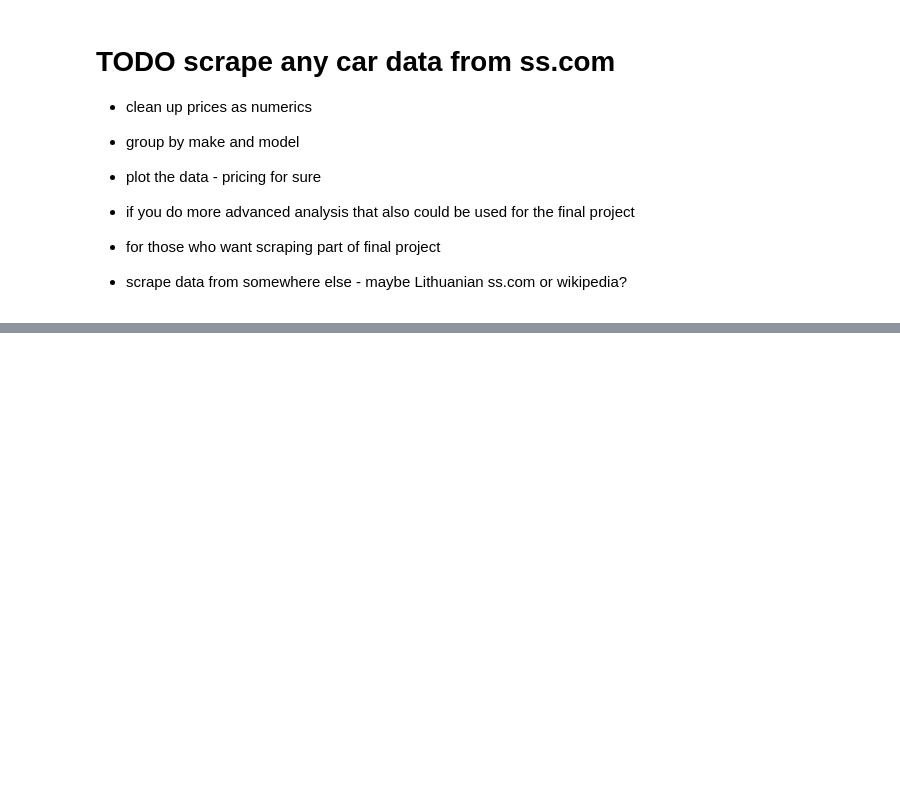
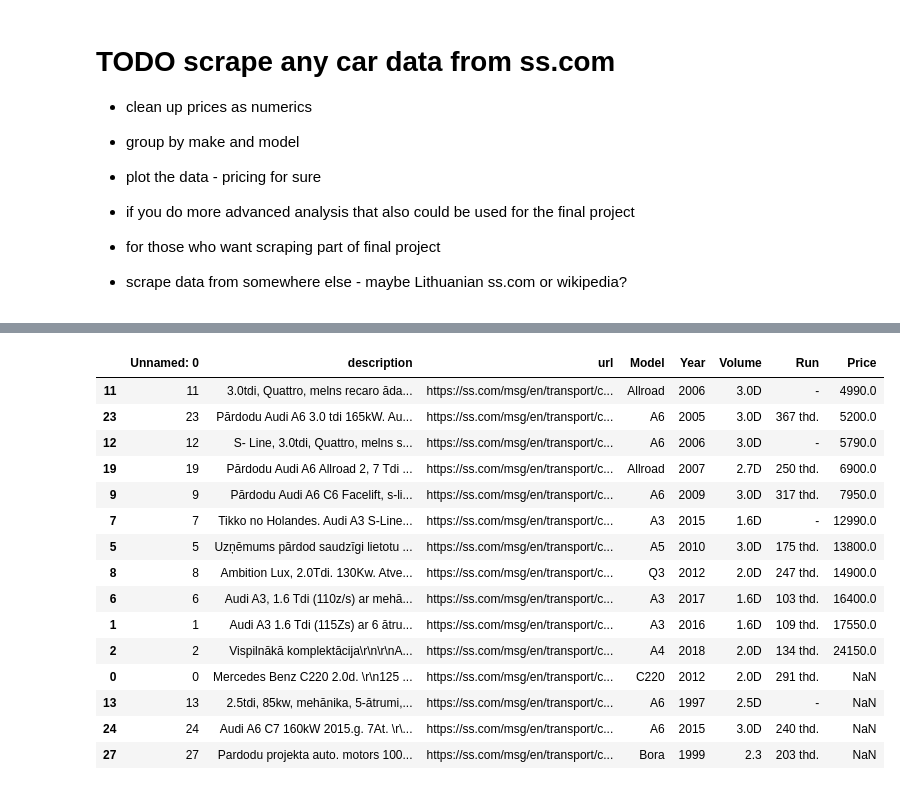
Before and after one commit to ugnevaisvilaite/She-Goes-Tech22, a Jupyter notebook: day_20/day_20_homework.ipynb, the cells around one changed output, grey strips where cells are left out. Cells and saved outputs as stored; diff of their text form; code cells hidden in the pictures; blank space fills up the shorter version.

```diff
--- a/day_20/day_20_homework.ipynb
+++ b/day_20/day_20_homework.ipynb
@@ -89,0 +138,20 @@ TypeError: 'tuple' object is not callable
+# %%
+audi_sorted_by_price = audi_df.sort_values(by="Price",ascending=True)
+audi_sorted_by_price.tail(15)
+# %% [output]
+|  | Unnamed: 0 | description | url | Model | Year | Volume | Run | Price |
+| 11 | 11 | 3.0tdi, Quattro, melns recaro āda... | https://ss.com/msg/en/transport/c... | Allroad | 2006 | 3.0D | - | 4990.0 |
+| 23 | 23 | Pārdodu Audi A6 3.0 tdi 165kW. Au... | https://ss.com/msg/en/transport/c... | A6 | 2005 | 3.0D | 367 thd. | 5200.0 |
+| 12 | 12 | S- Line, 3.0tdi, Quattro, melns s... | https://ss.com/msg/en/transport/c... | A6 | 2006 | 3.0D | - | 5790.0 |
+| 19 | 19 | Pārdodu Audi A6 Allroad 2, 7 Tdi ... | https://ss.com/msg/en/transport/c... | Allroad | 2007 | 2.7D | 250 thd. | 6900.0 |
+| 9 | 9 | Pārdodu Audi A6 C6 Facelift, s-li... | https://ss.com/msg/en/transport/c... | A6 | 2009 | 3.0D | 317 thd. | 7950.0 |
+| 7 | 7 | Tikko no Holandes. Audi A3 S-Line... | https://ss.com/msg/en/transport/c... | A3 | 2015 | 1.6D | - | 12990.0 |
+| 5 | 5 | Uzņēmums pārdod saudzīgi lietotu ... | https://ss.com/msg/en/transport/c... | A5 | 2010 | 3.0D | 175 thd. | 13800.0 |
+| 8 | 8 | Ambition Lux, 2.0Tdi. 130Kw. Atve... | https://ss.com/msg/en/transport/c... | Q3 | 2012 | 2.0D | 247 thd. | 14900.0 |
+| 6 | 6 | Audi A3, 1.6 Tdi (110z/s) ar mehā... | https://ss.com/msg/en/transport/c... | A3 | 2017 | 1.6D | 103 thd. | 16400.0 |
+| 1 | 1 | Audi A3 1.6 Tdi (115Zs) ar 6 ātru... | https://ss.com/msg/en/transport/c... | A3 | 2016 | 1.6D | 109 thd. | 17550.0 |
+| 2 | 2 | Vispilnākā komplektācija\r\n\r\nA... | https://ss.com/msg/en/transport/c... | A4 | 2018 | 2.0D | 134 thd. | 24150.0 |
+| 0 | 0 | Mercedes Benz C220 2.0d. \r\n125 ... | https://ss.com/msg/en/transport/c... | C220 | 2012 | 2.0D | 291 thd. | NaN |
+| 13 | 13 | 2.5tdi, 85kw, mehānika, 5-ātrumi,... | https://ss.com/msg/en/transport/c... | A6 | 1997 | 2.5D | - | NaN |
+| 24 | 24 | Audi A6 C7 160kW 2015.g. 7At. \r\... | https://ss.com/msg/en/transport/c... | A6 | 2015 | 3.0D | 240 thd. | NaN |
+| 27 | 27 | Pardodu projekta auto. motors 100... | https://ss.com/msg/en/transport/c... | Bora | 1999 | 2.3 | 203 thd. | NaN |
```
Also changed, not shown: parts of 20 cells of this notebook, 1 other file.
